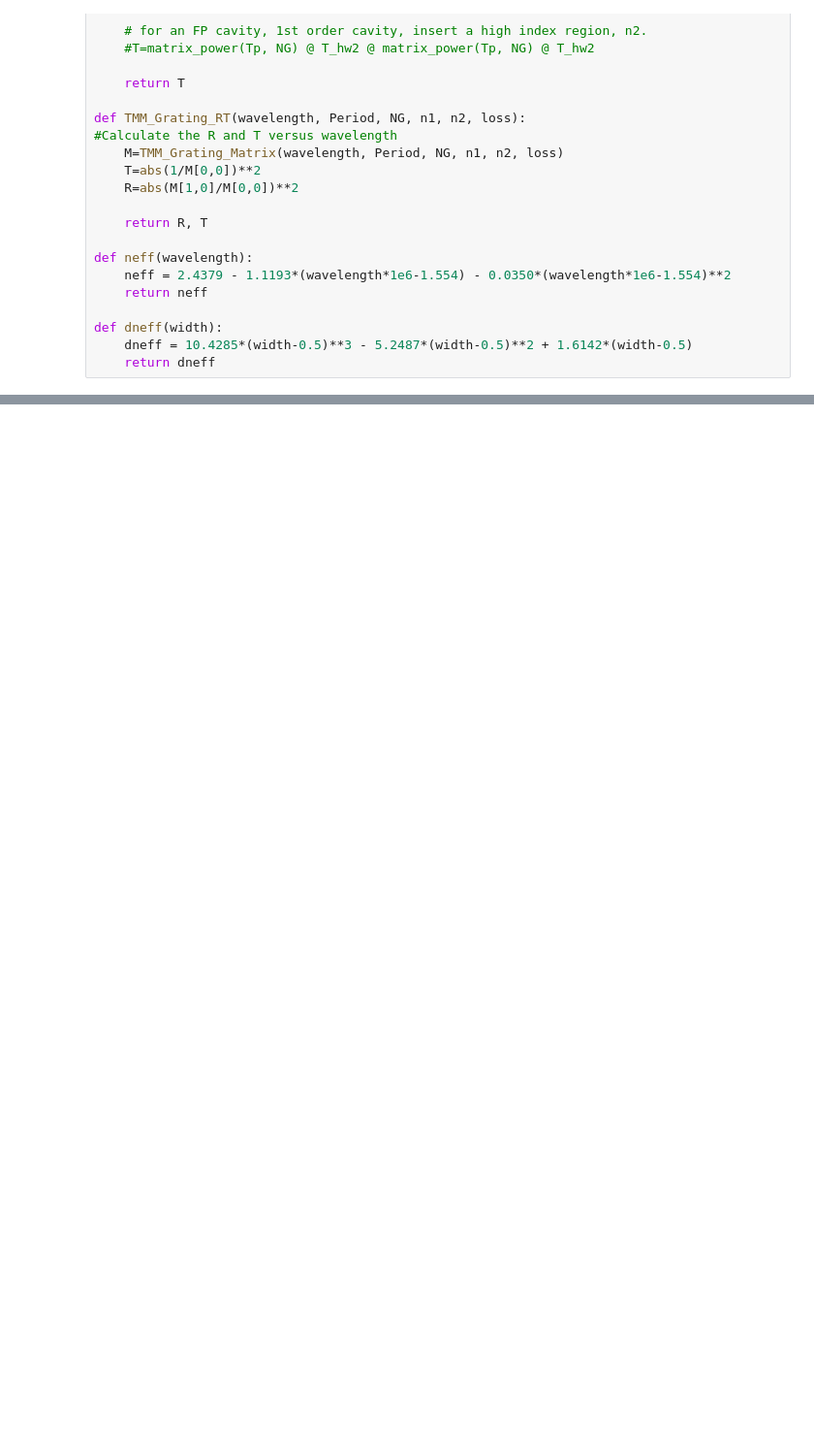
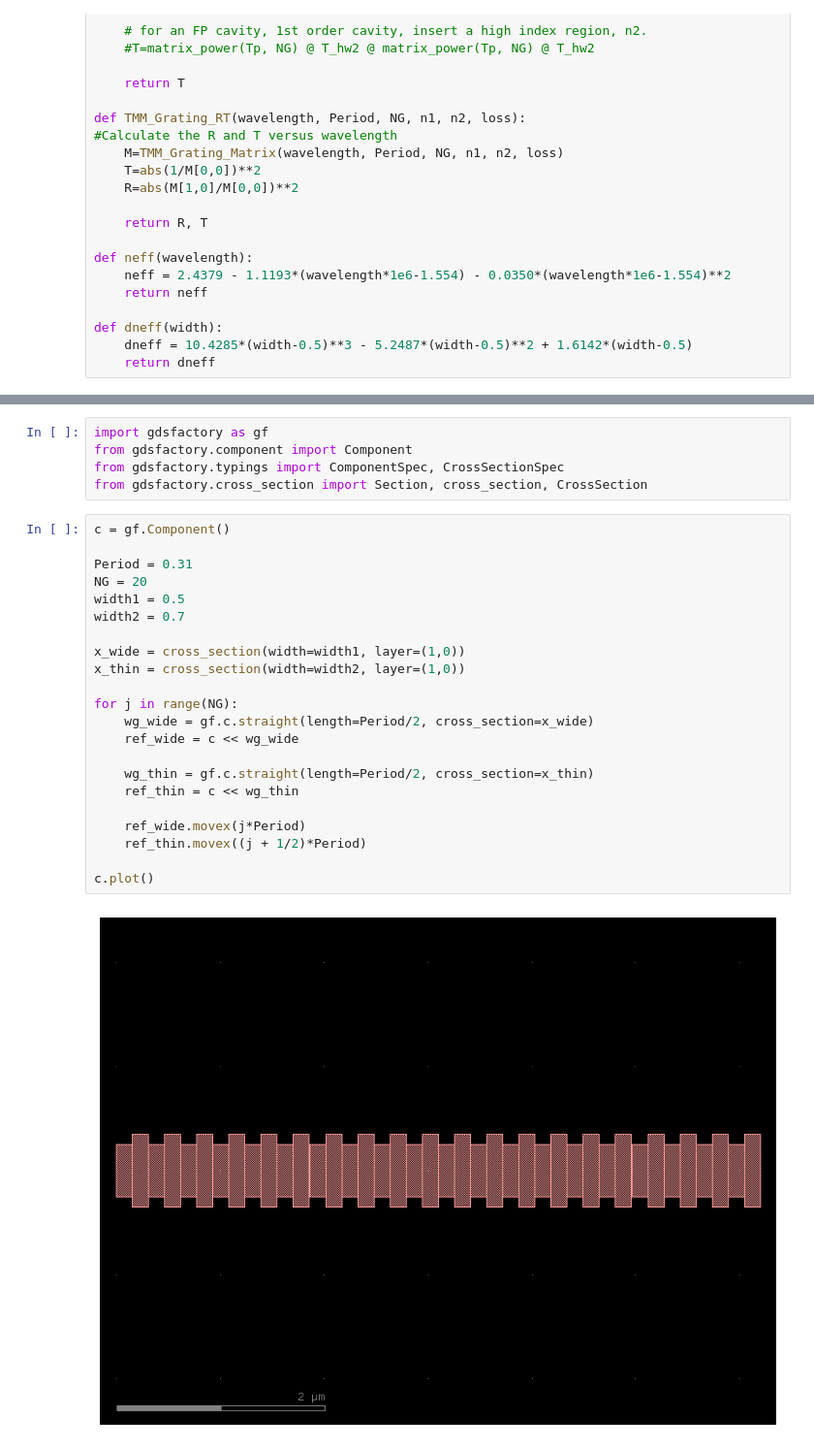
Before and after one commit to arjoansa-a11y/gds-tests, a Jupyter notebook: Bragg_Grating.ipynb, the cells around one changed output, grey strips where cells are left out. Shown at 97% size. Cells and saved outputs as stored; diff of their text form; blank space fills up the shorter version.

```diff
--- a/Bragg_Grating.ipynb
+++ b/Bragg_Grating.ipynb
@@ -91,0 +94,29 @@ plt.show()
+# %%
+import gdsfactory as gf
+from gdsfactory.component import Component
+from gdsfactory.typings import ComponentSpec, CrossSectionSpec
+from gdsfactory.cross_section import Section, cross_section, CrossSection
+# %%
+c = gf.Component()
+
+Period = 0.31
+NG = 20
+width1 = 0.5
+width2 = 0.7
+
+x_wide = cross_section(width=width1, layer=(1,0))
+x_thin = cross_section(width=width2, layer=(1,0))
+
+for j in range(NG):
+    wg_wide = gf.c.straight(length=Period/2, cross_section=x_wide)
+    ref_wide = c << wg_wide
+
+    wg_thin = gf.c.straight(length=Period/2, cross_section=x_thin)
+    ref_thin = c << wg_thin
+
+    ref_wide.movex(j*Period)
+    ref_thin.movex((j + 1/2)*Period)
+
+c.plot()
+# %% [output]
+[figure, added]
```
Also changed, not shown: parts of 1 cell of this notebook, 1 other file.
